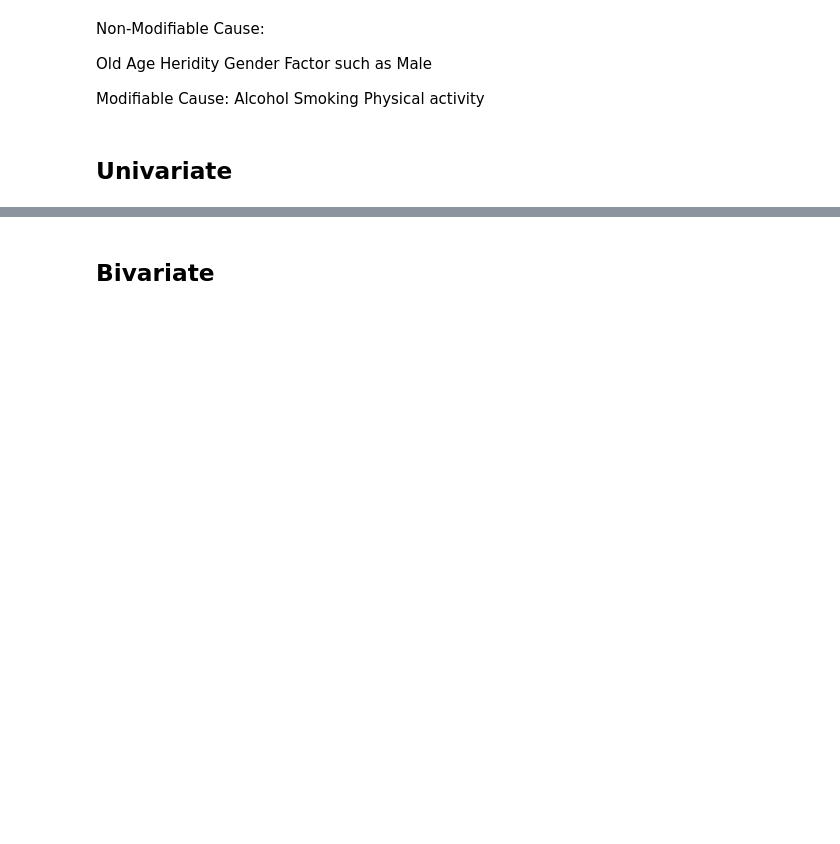
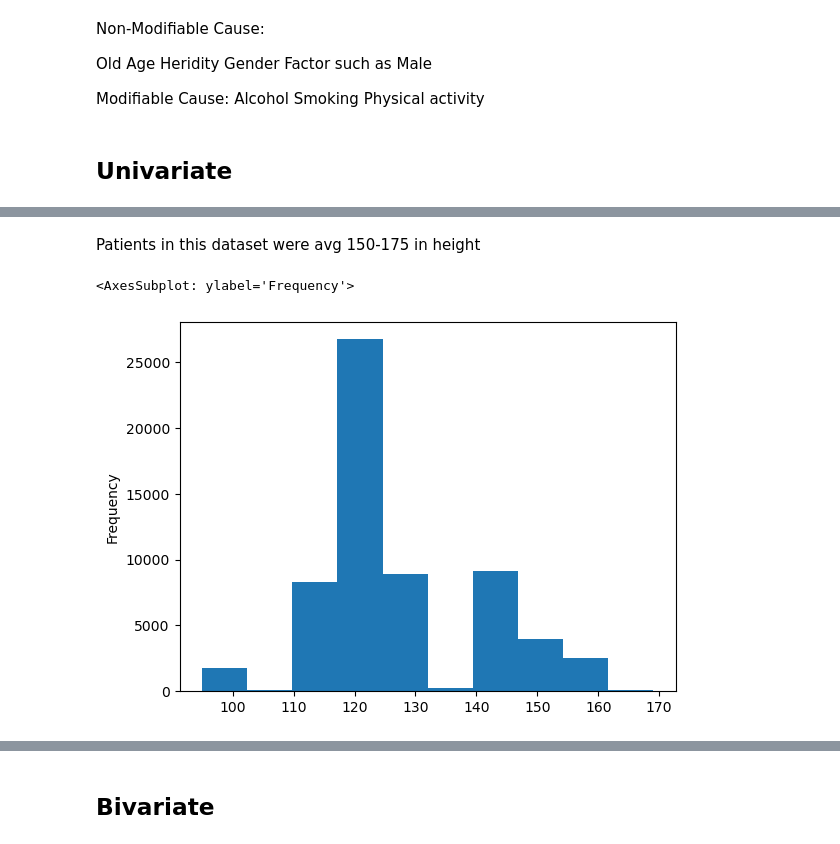
Before and after one commit to COMP3608-Big-Data/Cardiovascular-Disease-Prediction, a Jupyter notebook: the_gold_miners.ipynb, the cells around one changed output, grey strips where cells are left out. Drawn from its saved outputs; the diff is of its cells as text; code cells hidden in the pictures; blank space fills up the shorter version.

```diff
--- a/the_gold_miners.ipynb
+++ b/the_gold_miners.ipynb
@@ -731,0 +731,7 @@ plt.show()
+# %% [markdown]
+Patients in this dataset were avg 150-175 in height
+# %%
+df['ap_hi'].plot(kind='hist')
+# %% [output]
+<AxesSubplot: ylabel='Frequency'>
+[figure, added]
```
Also changed, not shown: parts of 52 cells of this notebook.
